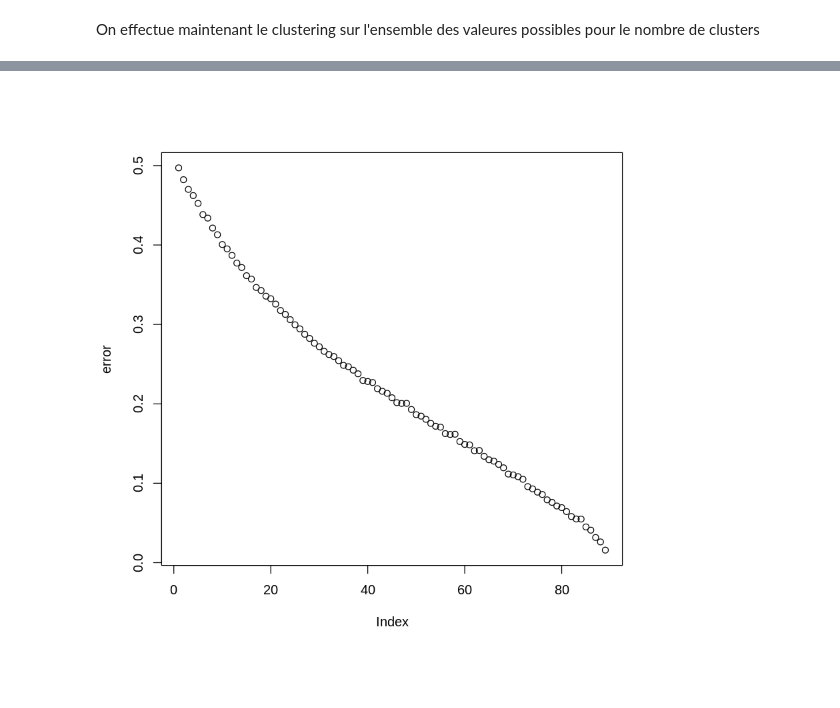
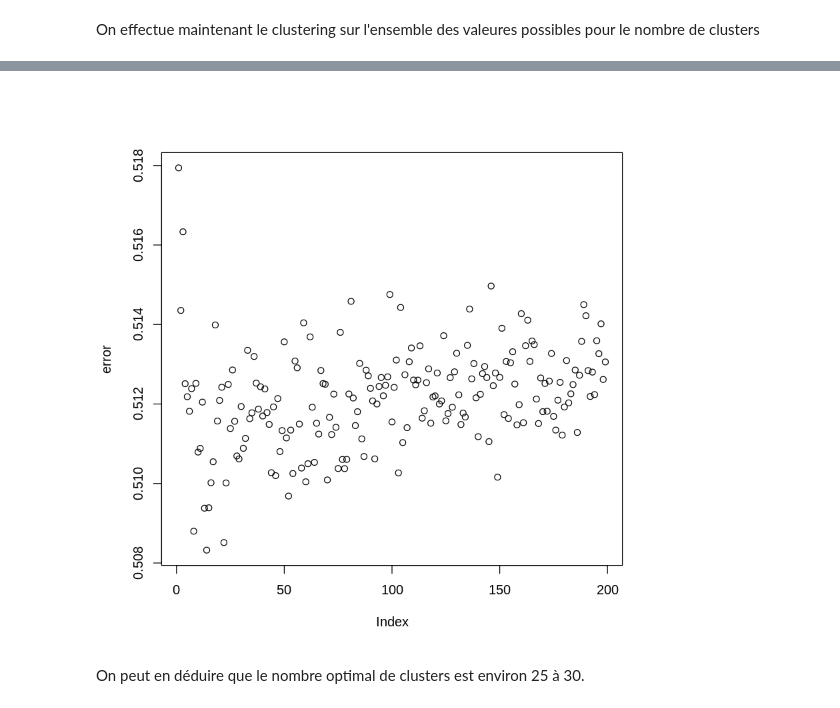
Before and after one commit to gregoiredervaux/LOG6308, a Jupyter notebook: TP1/TP.ipynb, the cells around one changed output, grey strips where cells are left out. Saved outputs shown, nothing was run; the diff lists cells and outputs as text; code cells hidden in the pictures; blank space fills up the shorter version.

Commit message:
validation croisée propre

```diff
--- a/TP1/TP.ipynb
+++ b/TP1/TP.ipynb
@@ -763,8 +768,8 @@ evaluate <- function(prediction, valid_matrix){
 On effectue maintenant le clustering sur l'ensemble des valeures possibles pour le nombre de clusters
 # %%
 error <- c()
-for (i in 2:(nrow(valid_matrix_norm)-1)){
-  k_mean_results <- apply_kmean_on_matrix(valid_matrix_norm, i)
+for (i in 2:200){
+  k_mean_results <- apply_kmean_on_matrix(learn_matrix_norm, i)
   centers <- as.data.frame(k_mean_results["centers"])
 
   prediction <- get_prediction_by_distance(centers, valid_matrix_norm)
@@ -777 +785,3 @@ plot(error)
-[figure, old version]
+[figure, new version]
+# %% [markdown]
+On peut en déduire que le nombre optimal de clusters est environ 25 à 30.
```
Also changed, not shown: parts of 9 cells of this notebook, 1 other file.
